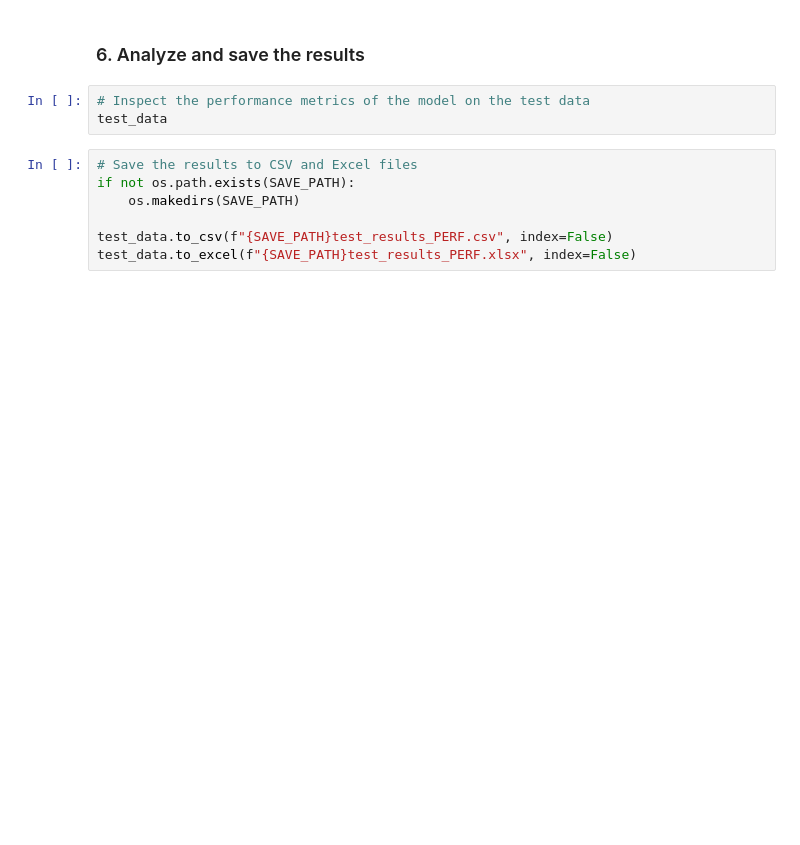
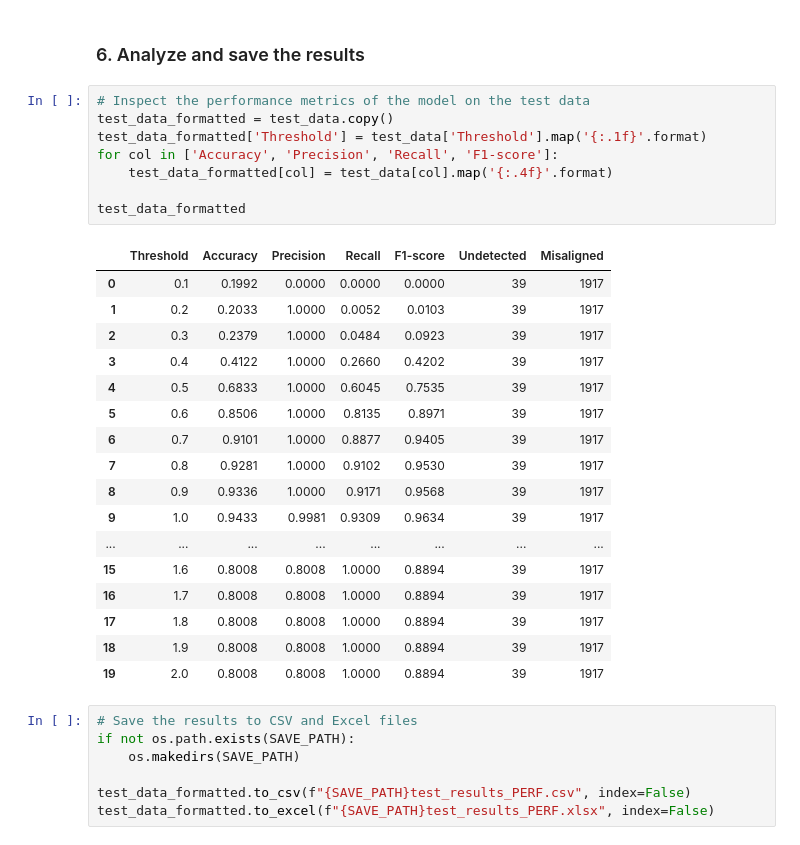
Before and after one commit to DATX11-DIT561-VT25-93/DATX11-DIT561-VT25-93, a Jupyter notebook: flaskr/app/functionality/performance_test_recognition.ipynb, the cells around one changed output. Saved outputs shown, nothing was run; the diff lists cells and outputs as text; blank space fills up the shorter version.

```diff
--- a/flaskr/app/functionality/performance_test_recognition.ipynb
+++ b/flaskr/app/functionality/performance_test_recognition.ipynb
@@ -210,11 +260,34 @@ for y_pred, threshold in zip(y_pred_list, VERIFICATION_THRESHOLDS):
 ### 6. Analyze and save the results
 # %%
 # Inspect the performance metrics of the model on the test data
-test_data
+test_data_formatted = test_data.copy()
+test_data_formatted['Threshold'] = test_data['Threshold'].map('{:.1f}'.format)
+for col in ['Accuracy', 'Precision', 'Recall', 'F1-score']:
+    test_data_formatted[col] = test_data[col].map('{:.4f}'.format)
+
+test_data_formatted
+# %% [output]
+|  | Threshold | Accuracy | Precision | Recall | F1-score | Undetected | Misaligned |
+| 0 | 0.1 | 0.1992 | 0.0000 | 0.0000 | 0.0000 | 39 | 1917 |
+| 1 | 0.2 | 0.2033 | 1.0000 | 0.0052 | 0.0103 | 39 | 1917 |
+| 2 | 0.3 | 0.2379 | 1.0000 | 0.0484 | 0.0923 | 39 | 1917 |
+| 3 | 0.4 | 0.4122 | 1.0000 | 0.2660 | 0.4202 | 39 | 1917 |
+| 4 | 0.5 | 0.6833 | 1.0000 | 0.6045 | 0.7535 | 39 | 1917 |
+| 5 | 0.6 | 0.8506 | 1.0000 | 0.8135 | 0.8971 | 39 | 1917 |
+| 6 | 0.7 | 0.9101 | 1.0000 | 0.8877 | 0.9405 | 39 | 1917 |
+| 7 | 0.8 | 0.9281 | 1.0000 | 0.9102 | 0.9530 | 39 | 1917 |
+| 8 | 0.9 | 0.9336 | 1.0000 | 0.9171 | 0.9568 | 39 | 1917 |
+| 9 | 1.0 | 0.9433 | 0.9981 | 0.9309 | 0.9634 | 39 | 1917 |
+| ... | ... | ... | ... | ... | ... | ... | ... |
+| 15 | 1.6 | 0.8008 | 0.8008 | 1.0000 | 0.8894 | 39 | 1917 |
+| 16 | 1.7 | 0.8008 | 0.8008 | 1.0000 | 0.8894 | 39 | 1917 |
+| 17 | 1.8 | 0.8008 | 0.8008 | 1.0000 | 0.8894 | 39 | 1917 |
+| 18 | 1.9 | 0.8008 | 0.8008 | 1.0000 | 0.8894 | 39 | 1917 |
+| 19 | 2.0 | 0.8008 | 0.8008 | 1.0000 | 0.8894 | 39 | 1917 |
 # %%
 # Save the results to CSV and Excel files
 if not os.path.exists(SAVE_PATH):
     os.makedirs(SAVE_PATH)
 
-test_data.to_csv(f"{SAVE_PATH}test_results_PERF.csv", index=False)
-test_data.to_excel(f"{SAVE_PATH}test_results_PERF.xlsx", index=False)
+test_data_formatted.to_csv(f"{SAVE_PATH}test_results_PERF.csv", index=False)
+test_data_formatted.to_excel(f"{SAVE_PATH}test_results_PERF.xlsx", index=False)
```
Also changed, not shown: parts of 6 cells of this notebook.
